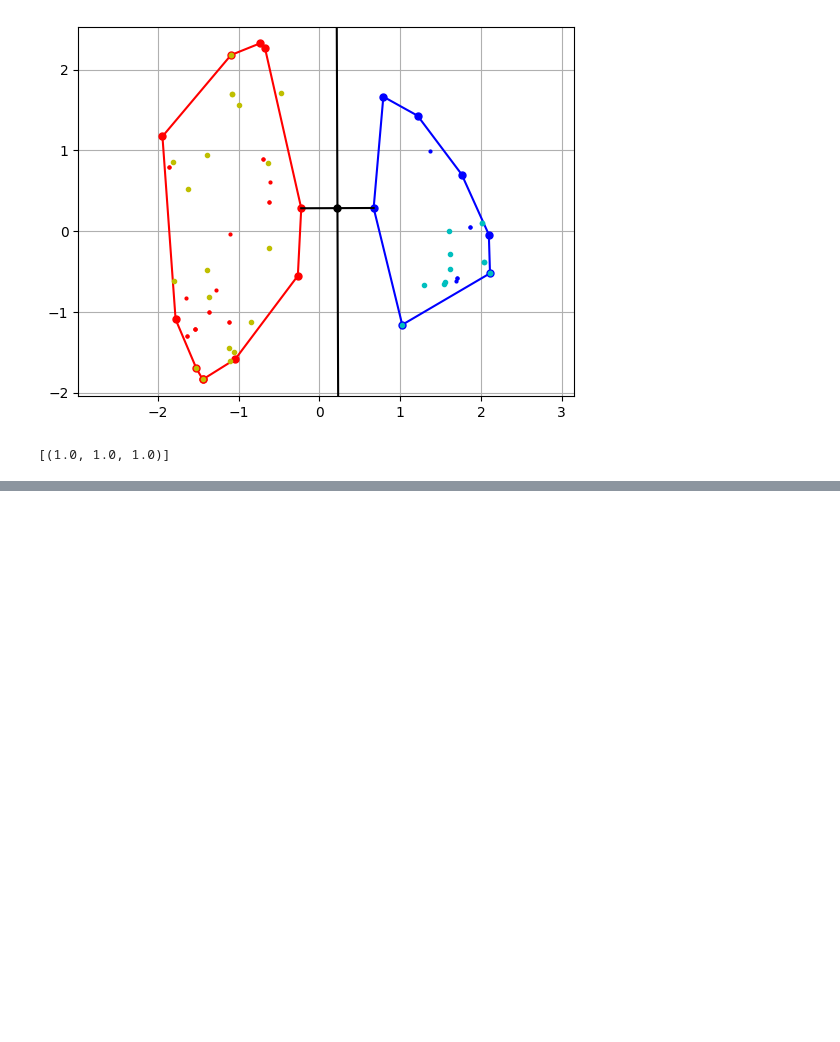
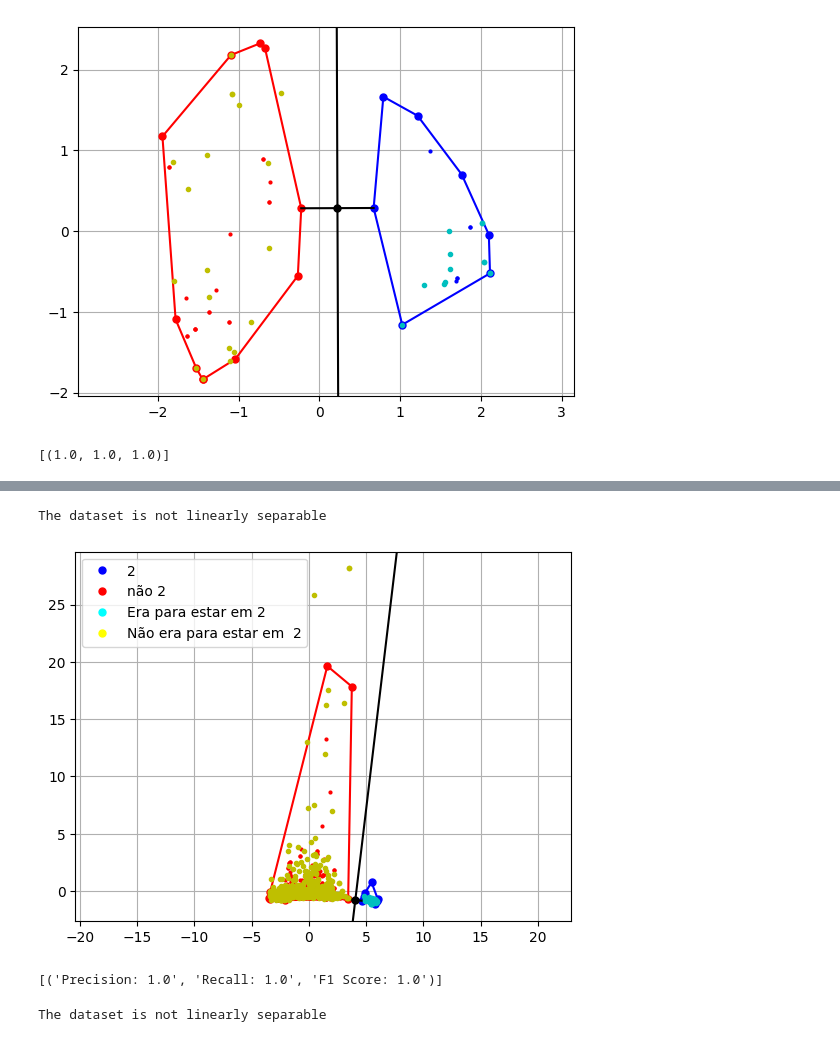
Before and after one commit to thaisfds/TP1_GeometriaComputacional, a Jupyter notebook: TP1.ipynb, the cells around one changed output, grey strips where cells are left out. Cells and saved outputs as stored; diff of their text form; code cells hidden in the pictures; blank space fills up the shorter version.

Commit message:
Legenda nos gráficos

```diff
--- a/TP1.ipynb
+++ b/TP1.ipynb
@@ -934,0 +937,25 @@ Cannot create hull with target index normal
+# %%
+url = 'https://media.githubusercontent.com/media/Mereep/keel_csv/master/standard_classification/onehot/newthyroid.prepared.csv'
+newthyroid = convertCSVFromURL(url)
+testData = testDataset(newthyroid)
+if testData != None:
+	print(testData[1])
+# %% [output]
+The dataset is not linearly separable
+# %%
+url = "https://media.githubusercontent.com/media/Mereep/keel_csv/master/standard_classification/onehot/segment.prepared.csv"
+segment = convertCSVFromURL(url)
+testData = testDataset(segment)
+if testData != None:
+	print(testData[1])
+# %% [output]
+[figure, added]
+[('Precision: 1.0', 'Recall: 1.0', 'F1 Score: 1.0')]
+# %%
+url = "https://media.githubusercontent.com/media/Mereep/keel_csv/master/standard_classification/onehot/wine.prepared.csv"
+wine = convertCSVFromURL(url)
+testData = testDataset(wine)
+if testData != None:
+	print(testData[1])
+# %% [output]
+The dataset is not linearly separable
```
Also changed, not shown: parts of 4 cells of this notebook.
